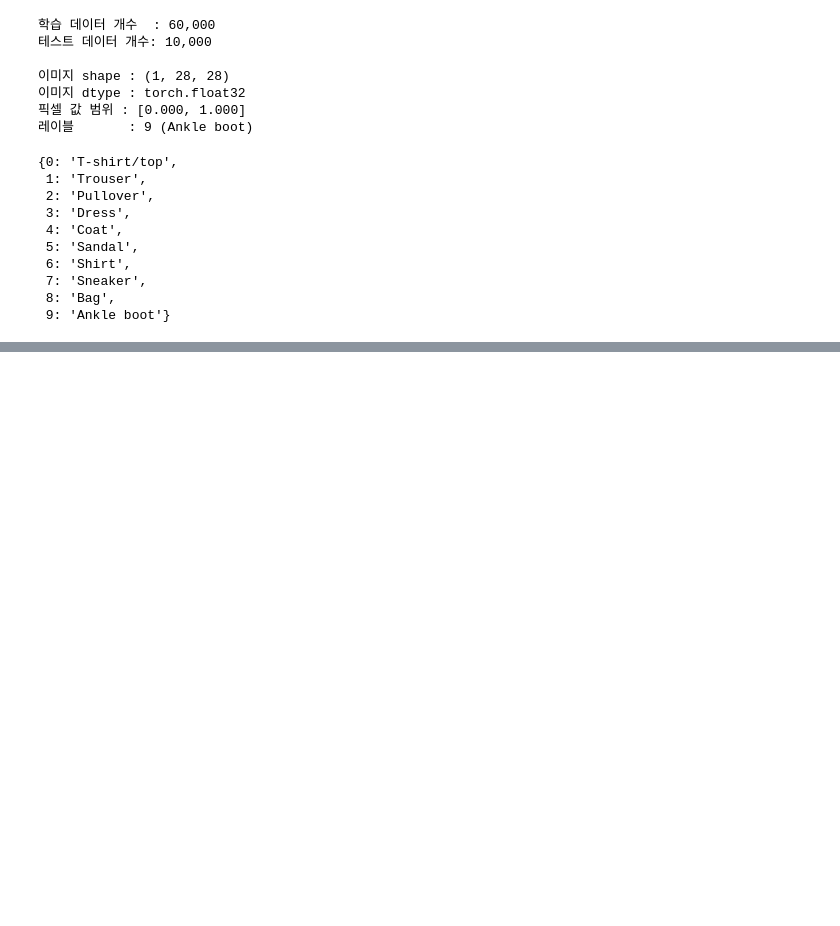
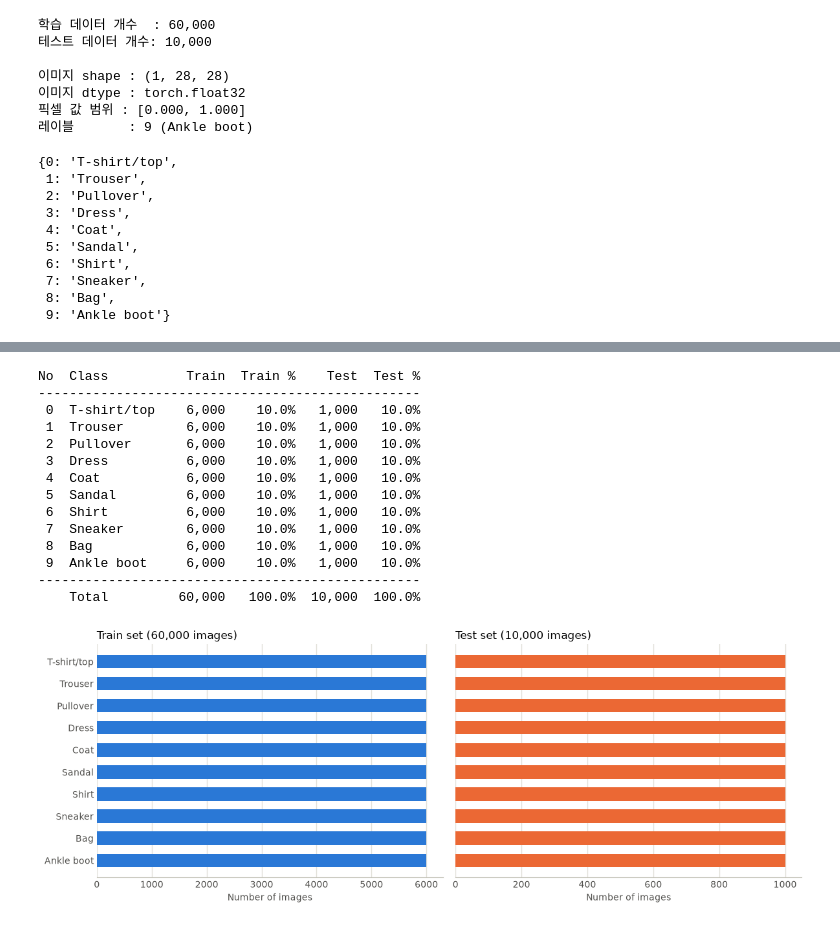
Before and after one commit to raewoo0908/code_it_image_generation, a Jupyter notebook: eda/eda_jaeone.ipynb, the cells around one changed output, grey strips where cells are left out. Cells and saved outputs as stored; diff of their text form; code cells hidden in the pictures; blank space fills up the shorter version.

```diff
--- a/eda/eda_jaeone.ipynb
+++ b/eda/eda_jaeone.ipynb
@@ -122,0 +136,72 @@ idx_to_class
+# %%
+# 4-1. 학습/테스트 데이터셋의 targets 값 꺼내기
+#  - 이미지를 한 장씩 불러오지 않고 targets 값만 한 번에 꺼냅니다.
+#  - 이 값이 각 이미지의 클래스 번호인지는 아래 표의 결과(합계, 값 범위)로 확인합니다.
+train_labels = train_dataset.targets.numpy()
+test_labels = test_dataset.targets.numpy()
+
+class_names = train_dataset.classes   # ['T-shirt/top', 'Trouser', ...]
+num_classes = len(class_names)        # 10
+
+# 4-2. 클래스별 개수 세기
+#  - np.bincount: 0, 1, 2, ... 각 번호가 몇 번 나오는지 셉니다.
+#  - minlength=num_classes: 개수가 0인 클래스가 있어도 결과 길이를 10으로 맞춥니다.
+train_counts = np.bincount(train_labels, minlength=num_classes)
+test_counts = np.bincount(test_labels, minlength=num_classes)
+
+# 4-3. 표로 출력 (클래스별 개수 + 전체 대비 비율)
+print(f"{'No':>2}  {'Class':<12} {'Train':>7} {'Train %':>8} {'Test':>7} {'Test %':>7}")
+print("-" * 49)
+for i, name in enumerate(class_names):
+    train_ratio = train_counts[i] / train_counts.sum() * 100
+    test_ratio = test_counts[i] / test_counts.sum() * 100
+    print(f"{i:>2}  {name:<12} {train_counts[i]:>7,} {train_ratio:>7.1f}% "
+          f"{test_counts[i]:>7,} {test_ratio:>6.1f}%")
+print("-" * 49)
+print(f"{'':>2}  {'Total':<12} {train_counts.sum():>7,} {'100.0%':>8} "
+      f"{test_counts.sum():>7,} {'100.0%':>7}")
+
+# 4-4. 막대그래프로 시각화
+#  - 학습/테스트는 전체 개수 규모가 달라서(60,000 vs 10,000) 그래프를 두 개로 나눠 그립니다.
+#  - 클래스 이름이 길어서 가로 막대그래프(barh)를 사용합니다.
+#  - 그래프 안의 글자는 영어로 씁니다. (matplotlib 기본 글꼴은 한글이 깨져서 보이기 때문)
+fig, axes = plt.subplots(1, 2, figsize=(12, 4.5), sharey=True)
+
+for ax, counts, title, color in zip(
+    axes,
+    [train_counts, test_counts],
+    [f"Train set ({train_counts.sum():,} images)", f"Test set ({test_counts.sum():,} images)"],
+    ["#2a78d6", "#eb6834"],   # 학습: 파란색, 테스트: 주황색
+):
+    ax.barh(range(num_classes), counts, color=color, height=0.6)
+    ax.set_title(title, loc="left", fontsize=12)
+    ax.set_xlabel("Number of images", color="#52514e")
+    ax.grid(axis="x", color="#e1e0d9", linewidth=1)   # 옅은 세로 보조선
+    ax.set_axisbelow(True)                            # 보조선을 막대 뒤로 보내기
+    for side in ["top", "right", "left"]:             # 불필요한 테두리 제거
+        ax.spines[side].set_visible(False)
+    ax.spines["bottom"].set_color("#c3c2b7")
+    ax.tick_params(colors="#52514e", length=0)
+
+axes[0].set_yticks(range(num_classes))
+axes[0].set_yticklabels(class_names)
+axes[0].invert_yaxis()   # 0번 클래스가 맨 위에 오도록 순서 뒤집기
+
+plt.tight_layout()
+plt.show()
+# %% [output]
+No  Class          Train  Train %    Test  Test %
+-------------------------------------------------
+ 0  T-shirt/top    6,000    10.0%   1,000   10.0%
+ 1  Trouser        6,000    10.0%   1,000   10.0%
+ 2  Pullover       6,000    10.0%   1,000   10.0%
+ 3  Dress          6,000    10.0%   1,000   10.0%
+ 4  Coat           6,000    10.0%   1,000   10.0%
+ 5  Sandal         6,000    10.0%   1,000   10.0%
+ 6  Shirt          6,000    10.0%   1,000   10.0%
+ 7  Sneaker        6,000    10.0%   1,000   10.0%
+ 8  Bag            6,000    10.0%   1,000   10.0%
+ 9  Ankle boot     6,000    10.0%   1,000   10.0%
+-------------------------------------------------
+    Total         60,000   100.0%  10,000  100.0%
+[figure, added]
```
Also changed, not shown: parts of 9 cells of this notebook.
